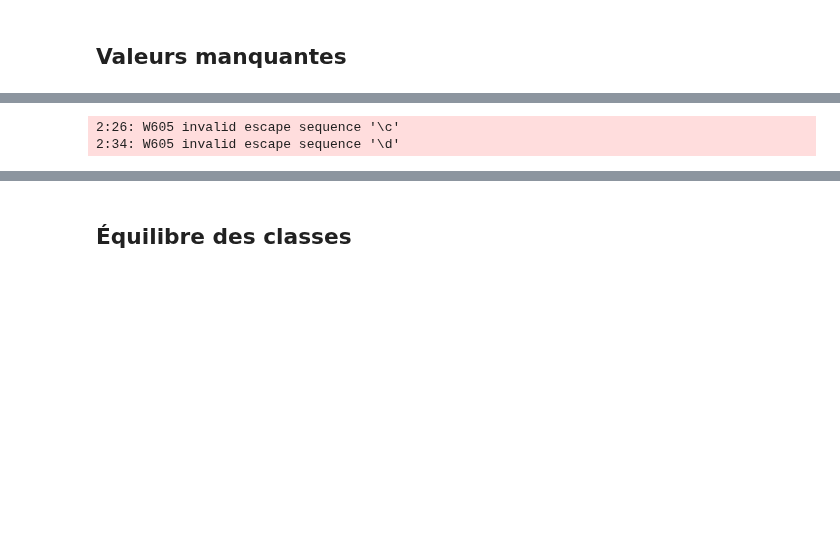
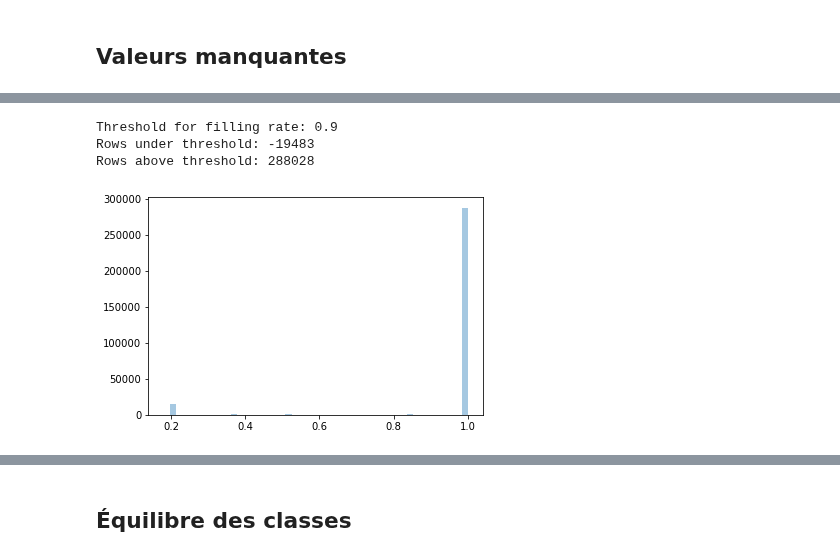
Before and after one commit to bayethiernodiop/Parcours-Data-Scientist, a Jupyter notebook: projet7/projet7_modelisation.ipynb, the cells around one changed output, grey strips where cells are left out. Cells and saved outputs as stored; diff of their text form; code cells hidden in the pictures; blank space fills up the shorter version.

```diff
--- a/projet7/projet7_modelisation.ipynb
+++ b/projet7/projet7_modelisation.ipynb
@@ -258,7 +249,32 @@ data_cleaned.head(3)
-# %%
-# Save the file (text type)
-data_cleaned.to_csv("data\cleaned\data_train.csv", index=True)
-# %% [output]
-2:26: W605 invalid escape sequence '\c'
-2:34: W605 invalid escape sequence '\d'
+# %%
+def filtering_rows(df, threshold=0.9):
+
+    import seaborn as sns
+
+    # Compute the filling rates of each row
+    filling_rate_rows = df.notna().mean(axis=1)
+
+    # Display the histogram and KDE of the distribution
+    ax = sns.distplot(filling_rate_rows, kde=False)
+
+    # Create a mask for rows where filling rate is above threhold
+    mask = filling_rate_rows > threshold
+
+    # Filtering the DataFrame
+    filtered_df = df[mask]
+
+    # Display the results
+    print('Threshold for filling rate:', threshold)
+    print('Rows under threshold:', len(filtered_df)-len(df))
+    print('Rows above threshold:', len(filtered_df))
+
+    # Return the filtered DataFrame
+    return filtered_df
+# %%
+filtered_df = filtering_rows(train, threshold=0.9)
+# %% [output]
+Threshold for filling rate: 0.9
+Rows under threshold: -19483
+Rows above threshold: 288028
+[figure, added]
 # %% [markdown]
```
Also changed, not shown: parts of 149 cells of this notebook, 9 other files.
